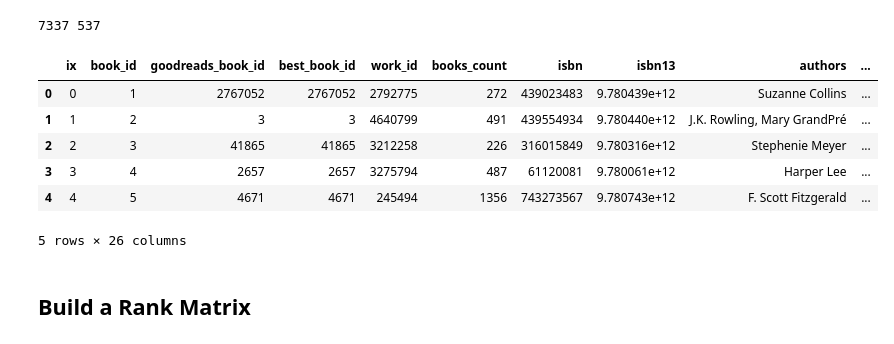
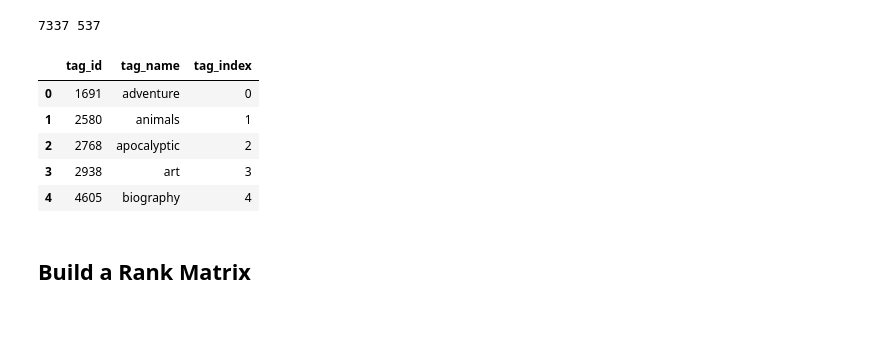
Before and after one commit to ahack379/DataInsight, a Jupyter notebook: Week3_Mon_book.ipynb, the cells around one changed output. Cells and saved outputs as stored; diff of their text form; code cells hidden in the pictures.

```diff
--- a/Week3_Mon_book.ipynb
+++ b/Week3_Mon_book.ipynb
@@ -67,15 +67,14 @@ print(N_BOOKS,N_USERS)# ,df_ratings_count_u_cut.shape[0])
 7337 537
 # %%
 df_books.head()
-#df_tags.head()
+df_tags.head()
 # %% [output]
-|  | ix | book_id | goodreads_book_id | best_book_id | work_id | books_count | isbn | isbn13 | authors | ... |
-| 0 | 0 | 1 | 2767052 | 2767052 | 2792775 | 272 | 439023483 | 9.780439e+12 | Suzanne Collins | ... |
-| 1 | 1 | 2 | 3 | 3 | 4640799 | 491 | 439554934 | 9.780440e+12 | J.K. Rowling, Mary GrandPré | ... |
-| 2 | 2 | 3 | 41865 | 41865 | 3212258 | 226 | 316015849 | 9.780316e+12 | Stephenie Meyer | ... |
-| 3 | 3 | 4 | 2657 | 2657 | 3275794 | 487 | 61120081 | 9.780061e+12 | Harper Lee | ... |
-| 4 | 4 | 5 | 4671 | 4671 | 245494 | 1356 | 743273567 | 9.780743e+12 | F. Scott Fitzgerald | ... |
+|  | tag_id | tag_name | tag_index |
+| 0 | 1691 | adventure | 0 |
+| 1 | 2580 | animals | 1 |
+| 2 | 2768 | apocalyptic | 2 |
+| 3 | 2938 | art | 3 |
+| 4 | 4605 | biography | 4 |
-5 rows × 26 columns
 # %% [markdown]
 ## Build a Rank Matrix
 # %%
```
Also changed, not shown: parts of 20 cells of this notebook, 12 other files.
